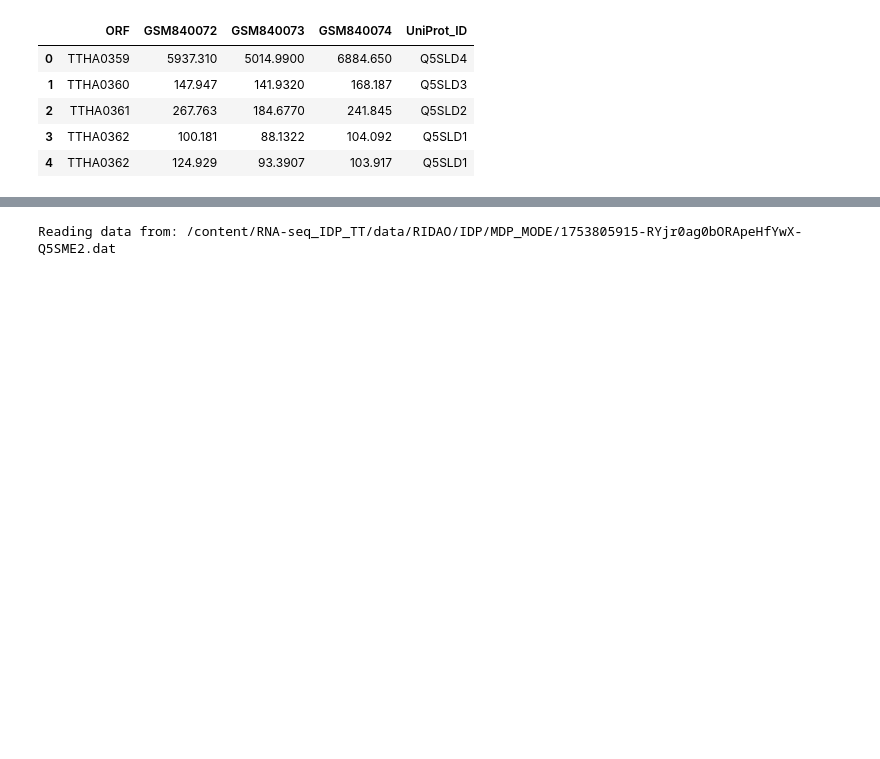
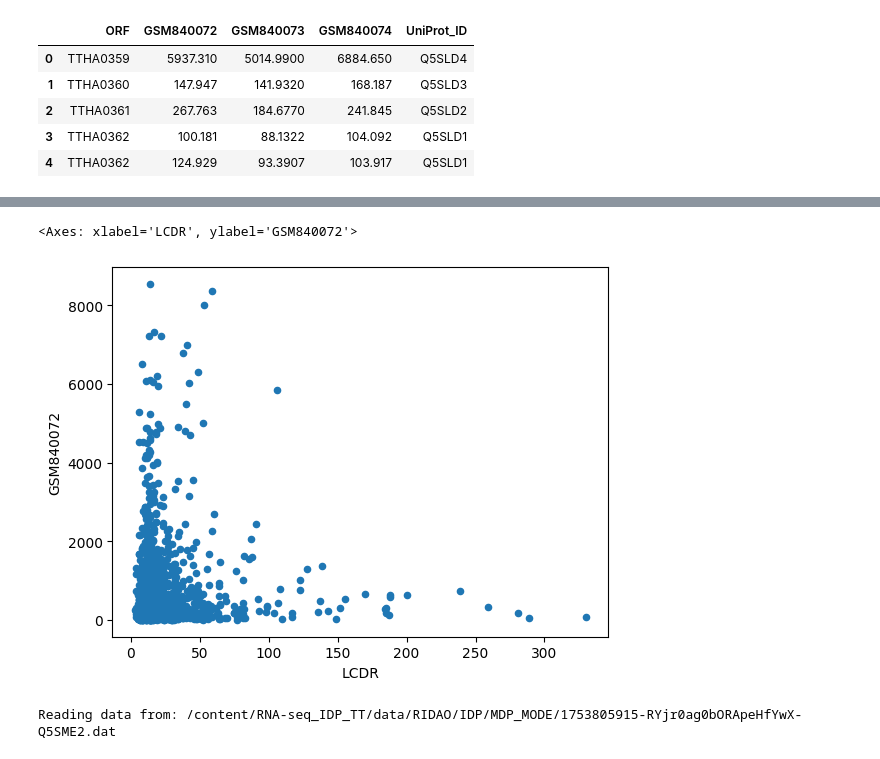
Before and after one commit to alibekk93/RNA-seq_IDP_TT, a Jupyter notebook: RNA_seq_T_thermophilus.ipynb, the cells around one changed output, grey strips where cells are left out. Cells and saved outputs as stored; diff of their text form; code cells hidden in the pictures; blank space fills up the shorter version.

```diff
--- a/RNA_seq_T_thermophilus.ipynb
+++ b/RNA_seq_T_thermophilus.ipynb
@@ -375,0 +362,24 @@ Reading data from: /content/RNA-seq_IDP_TT/data/RIDAO/IDP/MDP_MODE/1753805915-RY
+# %%
+idp_data = {}
+fdrs = []
+mdss = []
+lcdrs = []
+
+for protein_id in tqdm(expr_wt_idp['UniProt_ID']):
+  try:
+    idp_df = read_idp_data(protein_id)
+    idp_data[protein_id] = idp_df
+    is_disordered = idp_df['PONDRFIT'] > 0.5
+    fdr = is_disordered.mean()
+    fdrs.append(float(fdr))
+    mds = idp_df['PONDRFIT'].mean()
+    mdss.append(float(mds))
+    disorder_blocks = is_disordered.diff().ne(0).cumsum()
+    block_lengths = is_disordered.groupby(disorder_blocks).transform('sum')
+    lcdr = block_lengths.max()
+    lcdrs.append(int(lcdr))
+  except:
+    idp_data[protein_id] = None
+    fdrs.append(None)
+    mdss.append(None)
+    lcdrs.append(None)
@@ -375,0 +389,4 @@ Reading data from: /content/RNA-seq_IDP_TT/data/RIDAO/IDP/MDP_MODE/1753805915-RY
+# %%
+expr_wt_idp['FDR'] = fdrs
+expr_wt_idp['MDS'] = mdss
+expr_wt_idp['LCDR'] = lcdrs
@@ -376,3 +409,8 @@ Reading data from: /content/RNA-seq_IDP_TT/data/RIDAO/IDP/MDP_MODE/1753805915-RY
+# %%
+expr_wt_idp.plot(kind='scatter', x='LCDR', y='GSM840072')
+# %% [output]
+<Axes: xlabel='LCDR', ylabel='GSM840072'>
+[figure, added]
 # %%
 import pandas as pd
 import plotly.graph_objects as go
```
Also changed, not shown: parts of 7 cells of this notebook.
